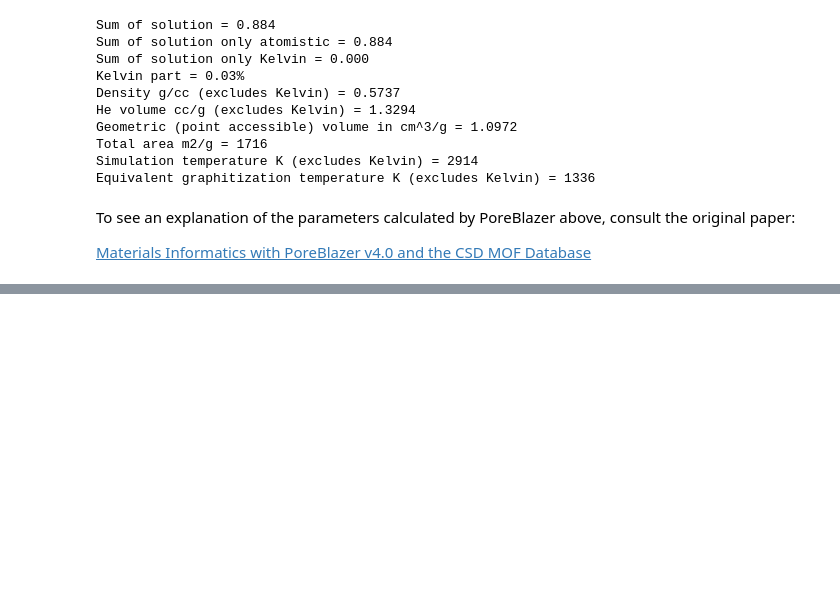
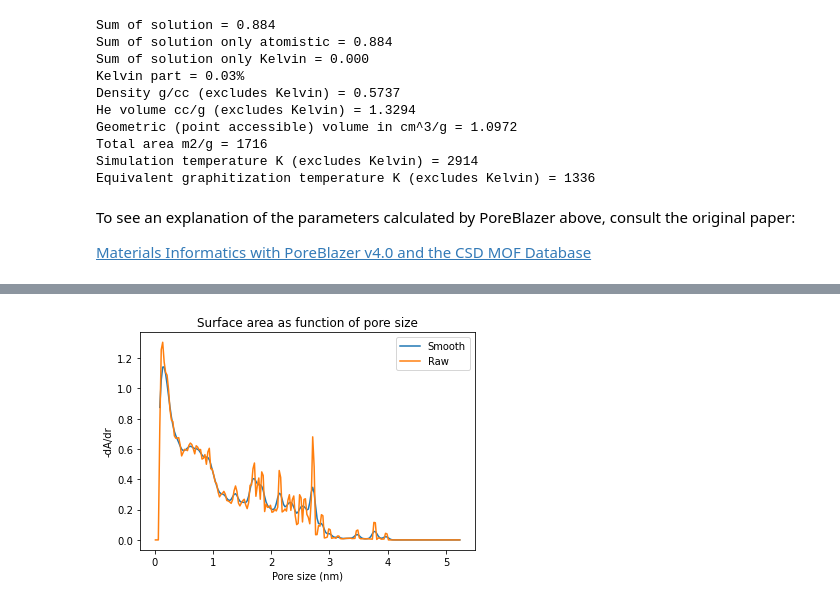
Before and after one commit to nandobike/3d-vis, a Jupyter notebook: 3D_calculation.ipynb, the cells around one changed output, grey strips where cells are left out. Cells and saved outputs as stored; diff of their text form; code cells hidden in the pictures; blank space fills up the shorter version.

Commit message:
reorder end of code, aesthetics on plot

```diff
--- a/3D_calculation.ipynb
+++ b/3D_calculation.ipynb
@@ -429,0 +430,14 @@ fig.tight_layout()
+# %%
+plt.plot(df_PSD_pb[0]/10,
+         PSD_solution_smooth*10/(df_PSD_pb[0]/10),
+         label='Smooth')
+plt.plot(df_PSD_pb[0]/10,
+         PSD_solution*10/(df_PSD_pb[0]/10),
+         label='Raw')
+plt.xlabel('Pore size (nm)')
+plt.ylabel('-dA/dr')
+plt.legend()
+plt.title('Surface area as function of pore size')
+plt.show()
+# %% [output]
+[figure, added]
```
Also changed, not shown: parts of 7 cells of this notebook.
